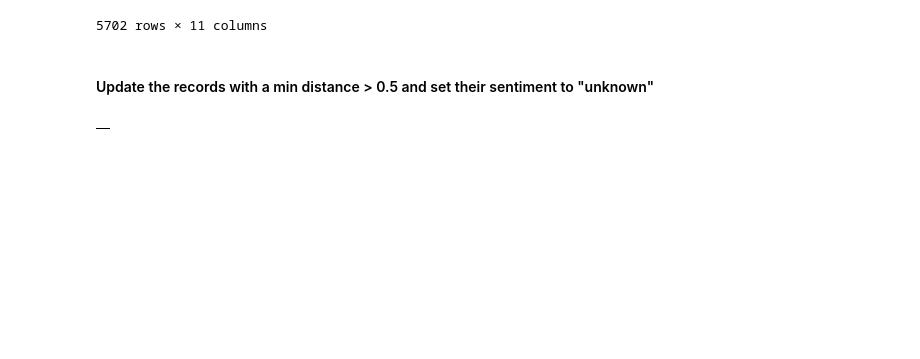
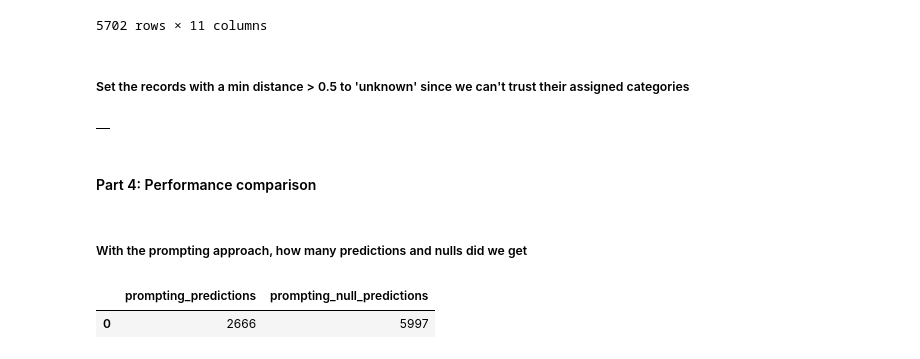
Before and after one commit to cs378-fall2024/snippets, a Jupyter notebook: final-project/8-air-travel-scale-classification.ipynb, the cells around one changed output. Drawn from its saved outputs; the diff is of its cells as text; code cells hidden in the pictures; blank space fills up the shorter version.

```diff
--- a/final-project/8-air-travel-optimize.ipynb
+++ b/final-project/8-air-travel-scale-classification.ipynb
@@ -359,7 +379,7 @@ order by min_distance
 | 5701 | 26213 | 23572 | RPLL | 2017-06-19 07:50:58 | None | re: RE:Source of income | kapag sinabi ko pa ba nag buy and... | <NA> | ... |
 5702 rows × 11 columns
 # %% [markdown]
-#### Update the records with a min distance > 0.5 and set their sentiment to "unknown"
+##### Set the records with a min distance > 0.5 to 'unknown' since we can't trust their assigned categories
 # %%
 %%bigquery
 update fin_air_travel.Airport_Review
@@ -367,3 +387,25 @@ set sentiment_gecko = 'unknown'
 where min_distance > 0.5
 # %% [output]
 |  |
+# %% [markdown]
+#### Part 4: Performance comparison
+# %% [markdown]
+##### With the prompting approach, how many predictions and nulls did we get
+# %%
+%%bigquery
+
+with predictions as
+  (select count(*) as count
+  from fin_air_travel.Airport_Review
+  where sentiment_gemini is not null),
+
+missing_predictions as
+  (select count(*) as count
+  from fin_air_travel.Airport_Review
+  where sentiment_gemini is null)
+
+select p.count as prompting_predictions, m.count as prompting_null_predictions
+from predictions p cross join missing_predictions m
+# %% [output]
+|  | prompting_predictions | prompting_null_predictions |
+| 0 | 2666 | 5997 |
```
Also changed, not shown: parts of 21 cells of this notebook.
